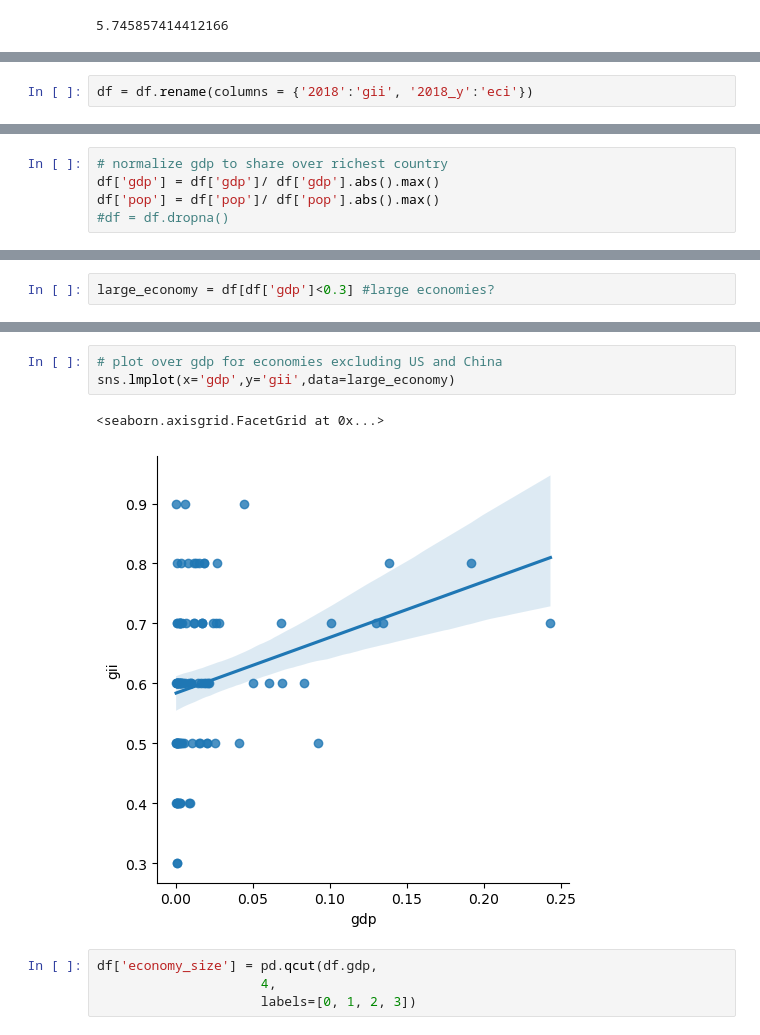
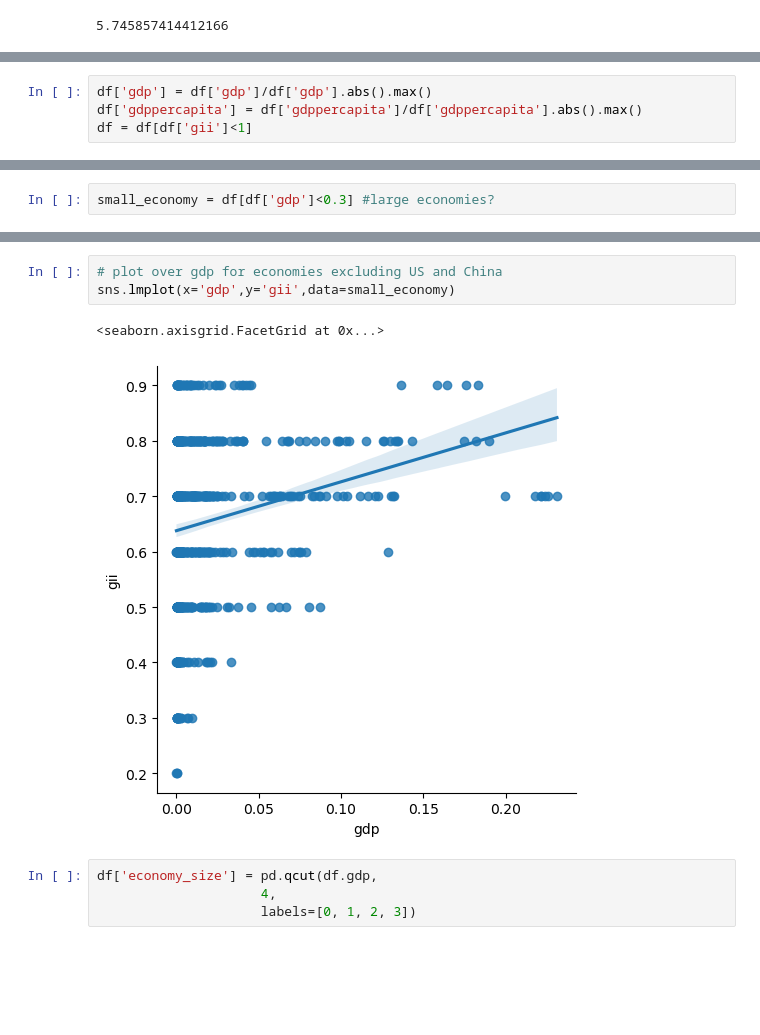
Before and after one commit to yueyun-zhang/InnovationEconomics-Exploration, a Jupyter notebook: IPR_Two_Countries/Data_Simulation_Work.ipynb, the cells around one changed output, grey strips where cells are left out. Drawn from its saved outputs; the diff is of its cells as text; blank space fills up the shorter version.

```diff
--- a/IPR_Two_Countries/Data_Simulation_Work.ipynb
+++ b/IPR_Two_Countries/Data_Simulation_Work.ipynb
@@ -106,2 +104,0 @@ df = pd.merge(df, eci, on="Economy Name")
-# %%
-df = df.rename(columns = {'2018':'gii', '2018_y':'eci'})
@@ -124,5 +105,4 @@ df
-# %%
-# normalize gdp to share over richest country
-df['gdp'] = df['gdp']/ df['gdp'].abs().max()
-df['pop'] = df['pop']/ df['pop'].abs().max()
-#df = df.dropna()
+# %%
+df['gdp'] = df['gdp']/df['gdp'].abs().max()
+df['gdppercapita'] = df['gdppercapita']/df['gdppercapita'].abs().max()
+df = df[df['gii']<1]
@@ -147,2 +123,2 @@ sns.lmplot(x='pop',y='gii',data=df)
 # %%
-large_economy = df[df['gdp']<0.3] #large economies?
+small_economy = df[df['gdp']<0.3] #large economies?
@@ -149,9 +141,9 @@ large_economy = df[df['gdp']<0.3] #large economies?
 # %%
 # plot over gdp for economies excluding US and China
-sns.lmplot(x='gdp',y='gii',data=large_economy)
+sns.lmplot(x='gdp',y='gii',data=small_economy)
 # %% [output]
 <seaborn.axisgrid.FacetGrid at 0x...>
-[figure, old version]
+[figure, new version]
 # %%
 df['economy_size'] = pd.qcut(df.gdp,
                      4,
```
Also changed, not shown: parts of 29 cells of this notebook.
